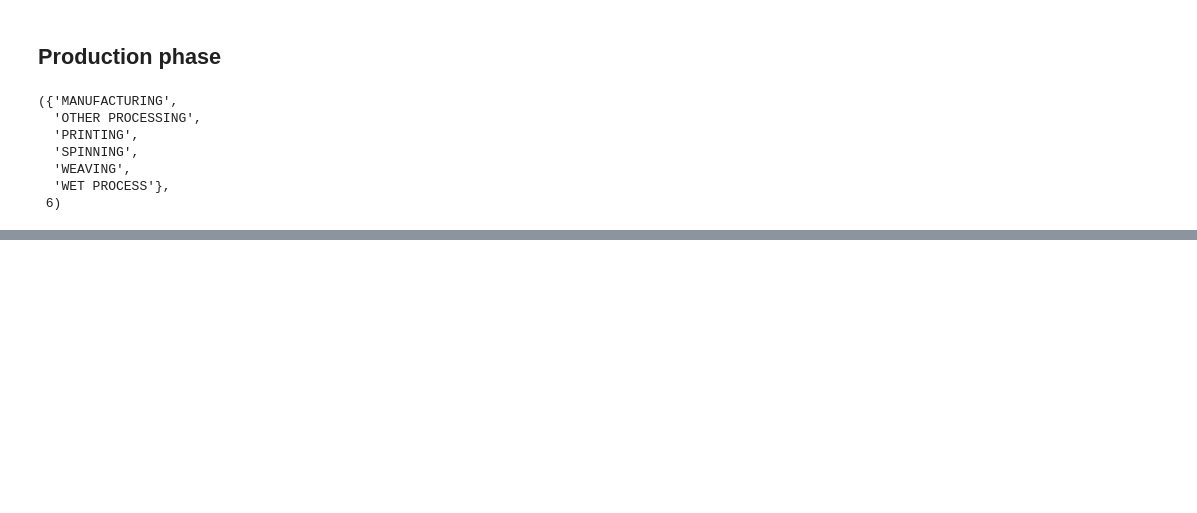
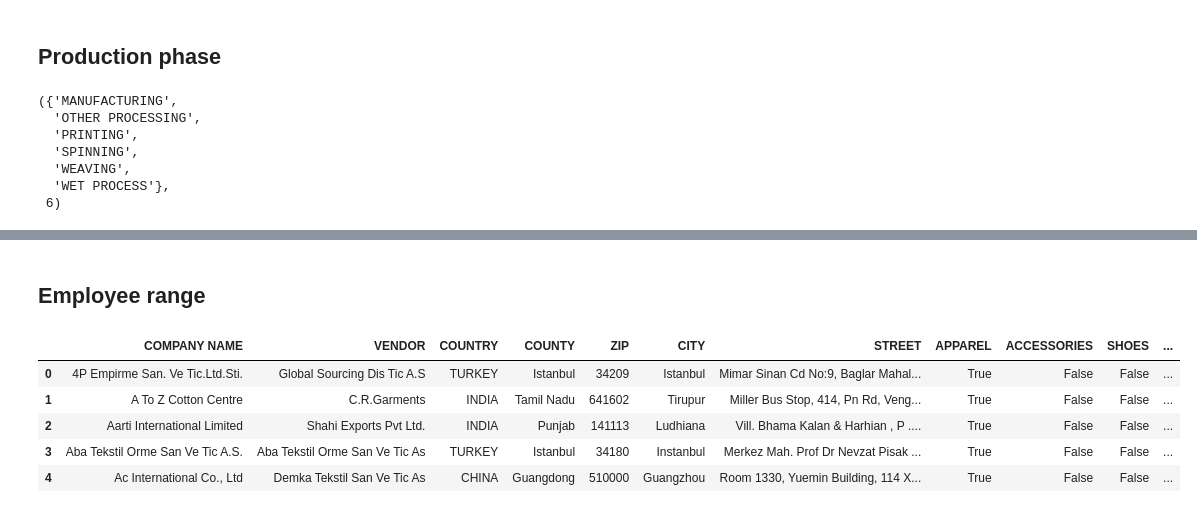
Before and after one commit to AlessioNar/PW4, a Jupyter notebook: Cleaning.ipynb, the cells around one changed output, grey strips where cells are left out. Cells and saved outputs as stored; diff of their text form; code cells hidden in the pictures; blank space fills up the shorter version.

```diff
--- a/Cleaning.ipynb
+++ b/Cleaning.ipynb
@@ -379,3 +293,0 @@ display(df)
-# %%
-# Remove leading and trailing spaces from all the cells in the dataframe
-df = df.apply(lambda x: x.str.strip() if x.dtype == "object" else x)
@@ -397,15 +293,0 @@ df.head()
-# %%
-# Remove duplicates rows
-df = df.drop_duplicates()
-
-# Save the cleaned data in a new csv file
-df.to_csv('BenettonSuppliersCleaned7.0.csv', index=False)
-# %%
-# enumerate duplicate rows in the column 'COMPANY NAME', only if duplicate
-df['DUPLICATE'] = df.duplicated(subset=['COMPANY NAME'], keep=False)
-
-# If the column DUPLICATE is True, add a number to the column 'COMPANY NAME'
-#df.loc[df['DUPLICATE'] == True, 'COMPANY NAME'] = df['COMPANY NAME'] + ' ' + df.groupby('COMPANY NAME').cumcount().add(1).astype(str)
-
-
-df
@@ -418,4 +293,0 @@ df[df.duplicated(subset=['COMPANY NAME'], keep=False)]
-# %%
-# Drop the column 'DUPLICATE'
-
-df.drop(['DUPLICATE'], axis=1, inplace=True)
@@ -428,0 +294,29 @@ df.shape[0]
+# %% [markdown]
+## Employee range
+# %%
+# Initialize the new columns with NaN (Not a Number)
+df['MIN_EMPLOYEES'] = pd.NA
+df['MAX_EMPLOYEES'] = pd.NA
+
+# Iterate over the DataFrame and update 'MIN_EMPLOYEES' and 'MAX_EMPLOYEES'
+for index, supplier in df.iterrows():
+    employees = str(supplier['EMPLOYEES RANGE']).split('-')
+
+    if len(employees) > 1:
+        df.at[index, 'MIN_EMPLOYEES'], df.at[index, 'MAX_EMPLOYEES'] = employees
+
+    elif supplier['EMPLOYEES RANGE'] == '>5000':
+        df.at[index, 'MIN_EMPLOYEES'] = '5000'
+
+df.drop('EMPLOYEES RANGE', axis=1, inplace=True)
+
+df.to_csv('BenettonSuppliersCleaned5.0.csv', index=False)
+
+df.head()
+# %% [output]
+|  | COMPANY NAME | VENDOR | COUNTRY | COUNTY | ZIP | CITY | STREET | APPAREL | ACCESSORIES | SHOES | ... |
+| 0 | 4P Empirme San. Ve Tic.Ltd.Sti. | Global Sourcing Dis Tic A.S | TURKEY | Istanbul | 34209 | Istanbul | Mimar Sinan Cd No:9, Baglar Mahal... | True | False | False | ... |
+| 1 | A To Z Cotton Centre | C.R.Garments | INDIA | Tamil Nadu | 641602 | Tirupur | Miller Bus Stop, 414, Pn Rd, Veng... | True | False | False | ... |
+| 2 | Aarti International Limited | Shahi Exports Pvt Ltd. | INDIA | Punjab | 141113 | Ludhiana | Vill. Bhama Kalan & Harhian , P .... | True | False | False | ... |
+| 3 | Aba Tekstil Orme San Ve Tic A.S. | Aba Tekstil Orme San Ve Tic As | TURKEY | Istanbul | 34180 | Instanbul | Merkez Mah. Prof Dr Nevzat Pisak ... | True | False | False | ... |
+| 4 | Ac International Co., Ltd | Demka Tekstil San Ve Tic As | CHINA | Guangdong | 510000 | Guangzhou | Room 1330, Yuemin Building, 114 X... | True | False | False | ... |
```
Also changed, not shown: parts of 42 cells of this notebook.
